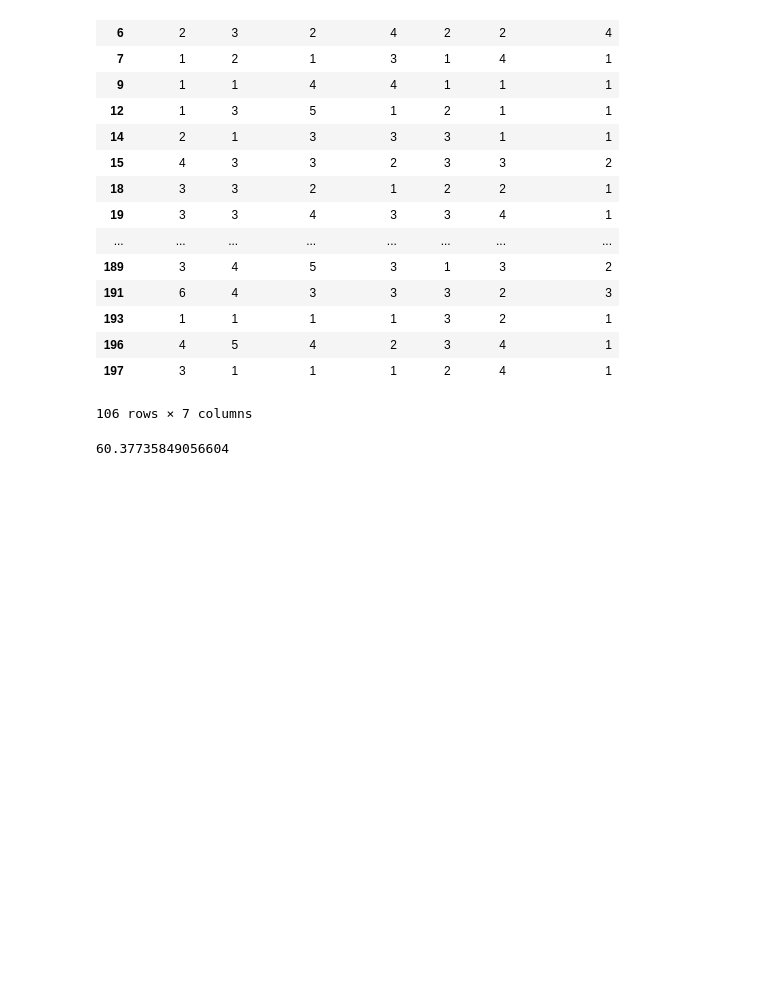
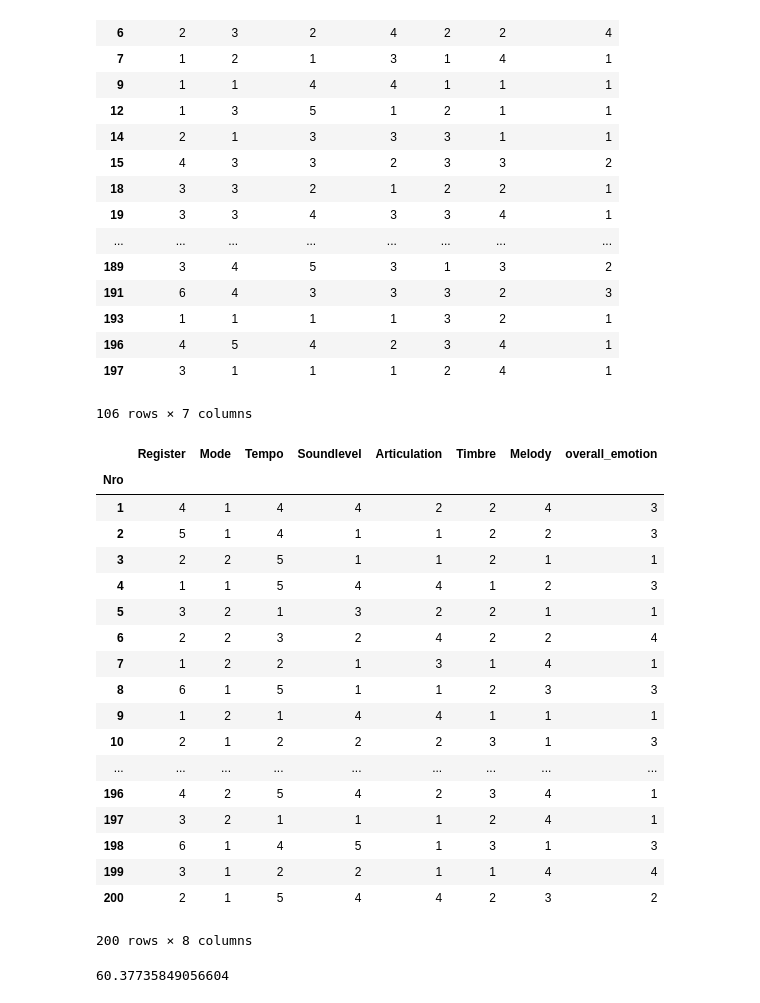
Before and after one commit to apoorva-sh/DATA512-finalproject, a Jupyter notebook: Notebooks/Analysis.ipynb, the cells around one changed output. Saved outputs shown, nothing was run; the diff lists cells and outputs as text; code cells hidden in the pictures; blank space fills up the shorter version.

```diff
--- a/Notebooks/Analysis.ipynb
+++ b/Notebooks/Analysis.ipynb
@@ -271,6 +346,28 @@ minor_key
 | 196 | 4 | 5 | 4 | 2 | 3 | 4 | 1 |
 | 197 | 3 | 1 | 1 | 1 | 2 | 4 | 1 |
 106 rows × 7 columns
+# %%
+design_mat
+# %% [output]
+|  | Register | Mode | Tempo | Soundlevel | Articulation | Timbre | Melody | overall_emotion |
+| Nro |  |  |  |  |  |  |  |  |
+| 1 | 4 | 1 | 4 | 4 | 2 | 2 | 4 | 3 |
+| 2 | 5 | 1 | 4 | 1 | 1 | 2 | 2 | 3 |
+| 3 | 2 | 2 | 5 | 1 | 1 | 2 | 1 | 1 |
+| 4 | 1 | 1 | 5 | 4 | 4 | 1 | 2 | 3 |
+| 5 | 3 | 2 | 1 | 3 | 2 | 2 | 1 | 1 |
+| 6 | 2 | 2 | 3 | 2 | 4 | 2 | 2 | 4 |
+| 7 | 1 | 2 | 2 | 1 | 3 | 1 | 4 | 1 |
+| 8 | 6 | 1 | 5 | 1 | 1 | 2 | 3 | 3 |
+| 9 | 1 | 2 | 1 | 4 | 4 | 1 | 1 | 1 |
+| 10 | 2 | 1 | 2 | 2 | 2 | 3 | 1 | 3 |
+| ... | ... | ... | ... | ... | ... | ... | ... | ... |
+| 196 | 4 | 2 | 5 | 4 | 2 | 3 | 4 | 1 |
+| 197 | 3 | 2 | 1 | 1 | 1 | 2 | 4 | 1 |
+| 198 | 6 | 1 | 4 | 5 | 1 | 3 | 1 | 3 |
+| 199 | 3 | 1 | 2 | 2 | 1 | 1 | 4 | 4 |
+| 200 | 2 | 1 | 5 | 4 | 4 | 2 | 3 | 2 |
+200 rows × 8 columns
 # %%
 count_sad = 0
 count_happy = 0
```
Also changed, not shown: parts of 31 cells of this notebook, 1 other file.
